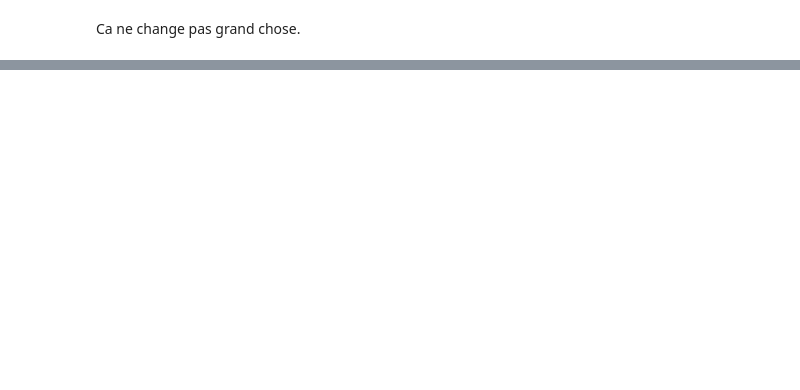
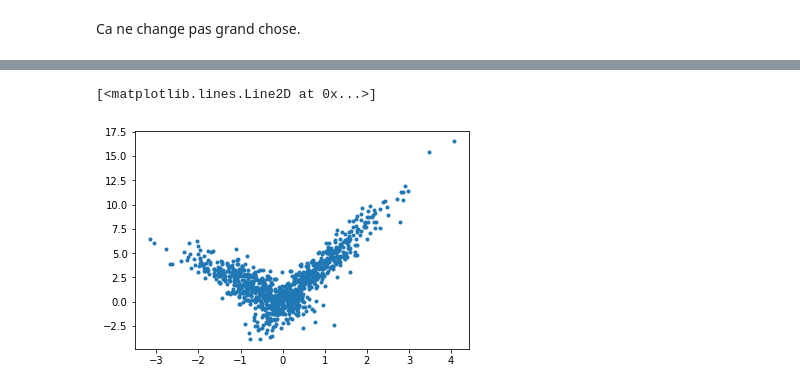
Before and after one commit to sdpython/mlstatpy, a Jupyter notebook: _doc/notebooks/dsgarden/regression_lineaire.ipynb, the cells around one changed output, grey strips where cells are left out. Saved outputs shown, nothing was run; the diff lists cells and outputs as text; code cells hidden in the pictures; blank space fills up the shorter version.

```diff
--- a/_doc/notebooks/dsgarden/regression_lineaire.ipynb
+++ b/_doc/notebooks/dsgarden/regression_lineaire.ipynb
@@ -280,0 +328,13 @@ Ca ne change pas grand chose.
+# %%
+X = npr.normal(size=(1000,4))
+alpha = [4, -2]
+t = (X[:, 0] + X[:, 3] * 0.5) > 0
+switch = numpy.zeros(X.shape[0])
+switch[t] = 1
+Y = alpha[0] * X[:, 0] * t + alpha[1] * X[:, 0] * (1-t) + X[:, 2]
+# %%
+fig, ax = plt.subplots(1, 1)
+ax.plot(X[:, 0], Y, ".")
+# %% [output]
+[<matplotlib.lines.Line2D at 0x...>]
+[figure, added]
```
Also changed, not shown: parts of 40 cells of this notebook, 1 other file.
